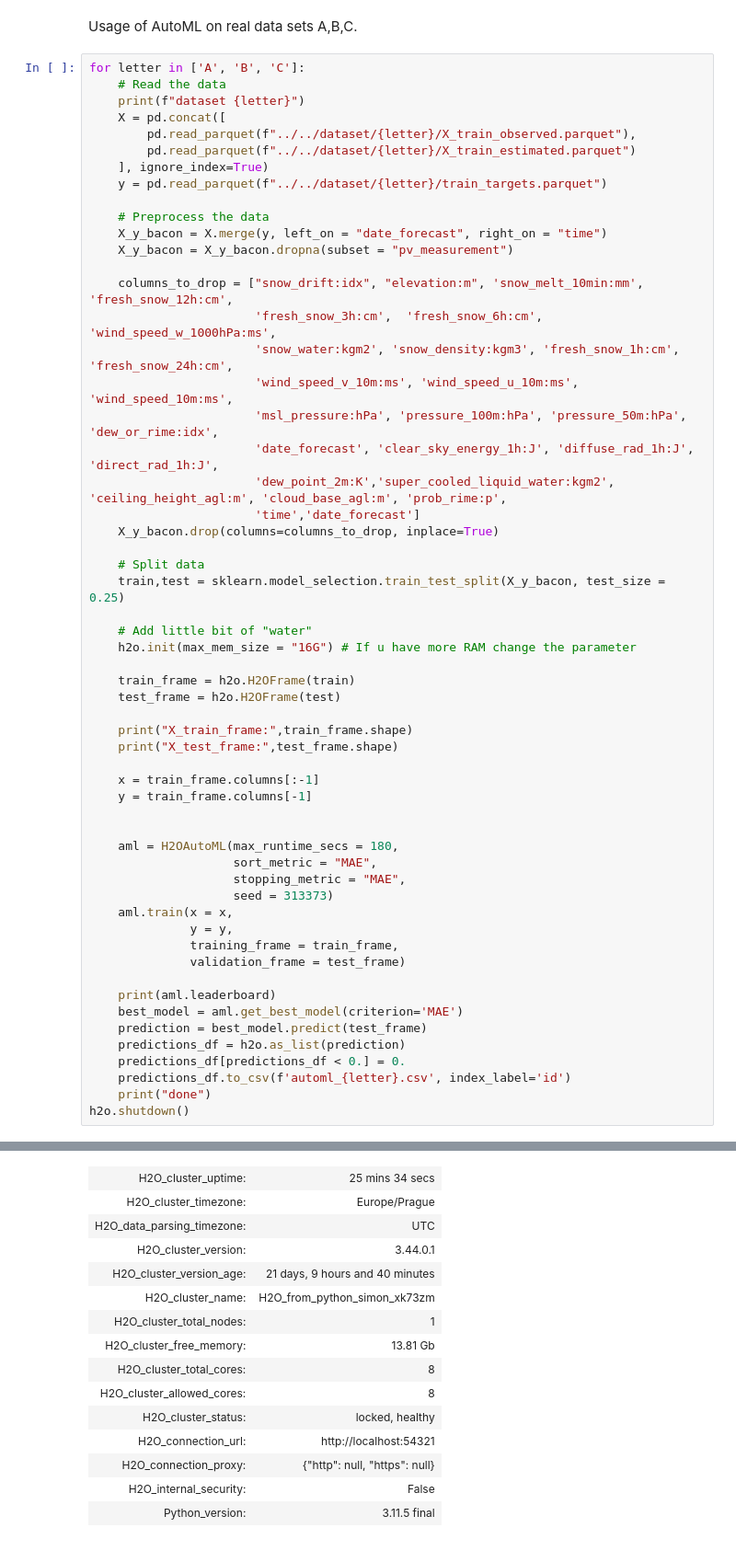
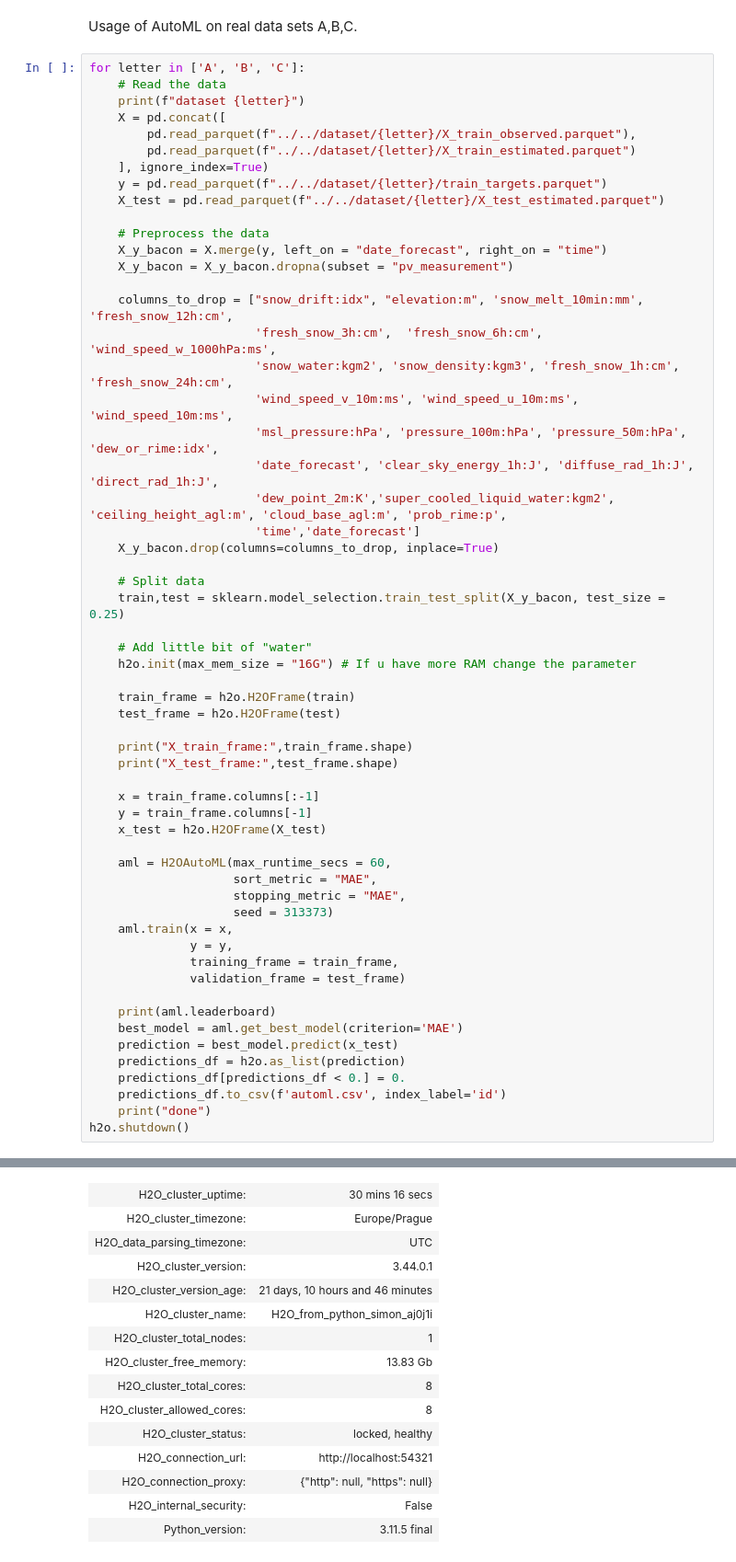
Before and after one commit to kponci/Solar-Energy-Production-Forecasting, a Jupyter notebook: solutions/few_regression_types/few_regression_types.ipynb, the cells around one changed output, grey strips where cells are left out. Shown: that part at 92% size. Cells and saved outputs as stored; diff of their text form.

```diff
--- a/solutions/few_regression_types/few_regression_types.ipynb
+++ b/solutions/few_regression_types/few_regression_types.ipynb
@@ -226,6 +226,7 @@ for letter in ['A', 'B', 'C']:
         pd.read_parquet(f"../../dataset/{letter}/X_train_estimated.parquet")
     ], ignore_index=True)
     y = pd.read_parquet(f"../../dataset/{letter}/train_targets.parquet")
+    X_test = pd.read_parquet(f"../../dataset/{letter}/X_test_estimated.parquet")
 
     # Preprocess the data
     X_y_bacon = X.merge(y, left_on = "date_forecast", right_on = "time")
@@ -255,9 +256,9 @@ for letter in ['A', 'B', 'C']:
 
     x = train_frame.columns[:-1]
     y = train_frame.columns[-1]
+    x_test = h2o.H2OFrame(X_test)
 
-
-    aml = H2OAutoML(max_runtime_secs = 180,
+    aml = H2OAutoML(max_runtime_secs = 60,
                     sort_metric = "MAE",
                     stopping_metric = "MAE",
                     seed = 313373)
@@ -268,10 +269,10 @@ for letter in ['A', 'B', 'C']:
 
     print(aml.leaderboard)
     best_model = aml.get_best_model(criterion='MAE')
-    prediction = best_model.predict(test_frame)
+    prediction = best_model.predict(x_test)
     predictions_df = h2o.as_list(prediction)
     predictions_df[predictions_df < 0.] = 0.
-    predictions_df.to_csv(f'automl_{letter}.csv', index_label='id')
+    predictions_df.to_csv(f'automl.csv', index_label='id')
     print("done")
 h2o.shutdown()
 # %% [output]
@@ -308,15 +309,15 @@ StackedEnsemble_AllModels_1_AutoML_2_20231106_200142     195.931  435.665  18980
 stackedensemble prediction progress: |███████████████████████████████████████████| (done) 100%
 done
 dataset B
 Checking whether there is an H2O instance running at http://localhost:54321. connected.
-| H2O_cluster_uptime: | 25 mins 34 secs |
+| H2O_cluster_uptime: | 30 mins 16 secs |
 | H2O_cluster_timezone: | Europe/Prague |
 | H2O_data_parsing_timezone: | UTC |
 | H2O_cluster_version: | 3.44.0.1 |
-| H2O_cluster_version_age: | 21 days, 9 hours and 40 minutes |
-| H2O_cluster_name: | H2O_from_python_simon_xk73zm |
+| H2O_cluster_version_age: | 21 days, 10 hours and 46 minutes |
+| H2O_cluster_name: | H2O_from_python_simon_aj0j1i |
 | H2O_cluster_total_nodes: | 1 |
-| H2O_cluster_free_memory: | 13.81 Gb |
+| H2O_cluster_free_memory: | 13.83 Gb |
 | H2O_cluster_total_cores: | 8 |
 | H2O_cluster_allowed_cores: | 8 |
 | H2O_cluster_status: | locked, healthy |
```
Also changed, not shown: parts of 1 cell of this notebook.
